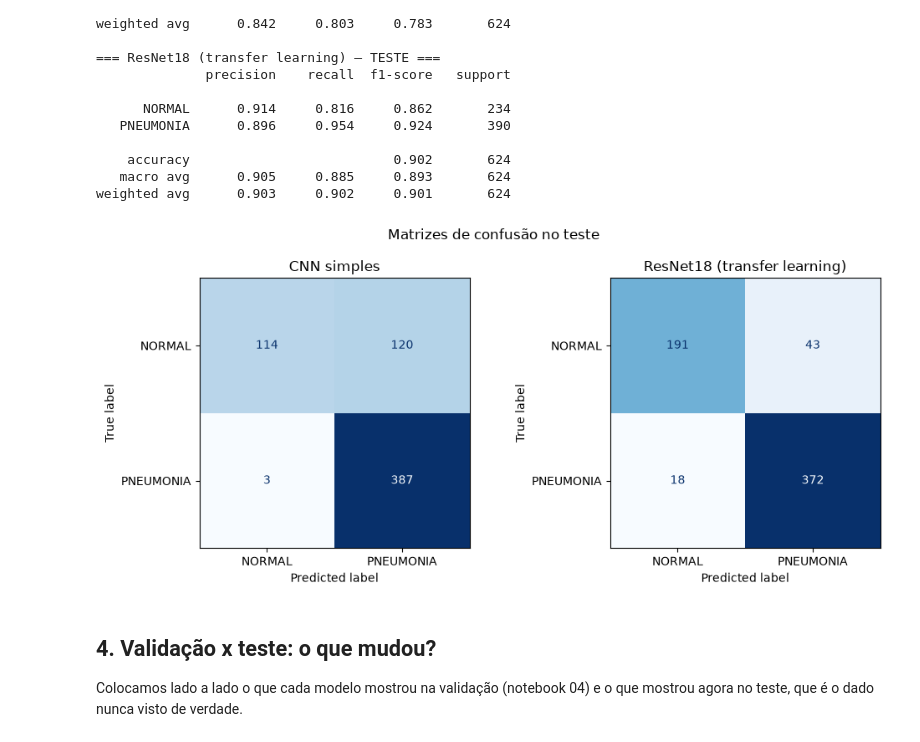
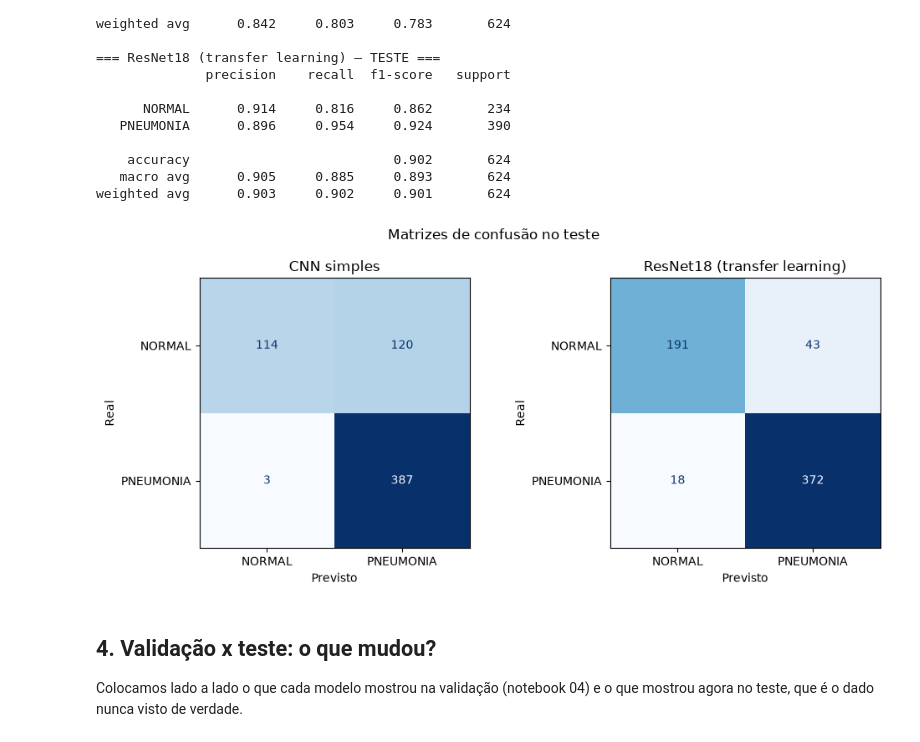
Before and after one commit to whoame042/postech-fiap-fase-1-IA-foundations, a Jupyter notebook: extra-cnn-pneumonia/notebooks/05_avaliacao_final.ipynb, the cells around one changed output. Saved outputs shown, nothing was run; the diff lists cells and outputs as text; code cells hidden in the pictures.

```diff
--- a/extra-cnn-pneumonia/notebooks/05_avaliacao_final.ipynb
+++ b/extra-cnn-pneumonia/notebooks/05_avaliacao_final.ipynb
@@ -82,17 +82,21 @@ weighted avg      0.903     0.902     0.901       624
 # %%
 fig, eixos = plt.subplots(1, 2, figsize=(10, 4.5))
 ConfusionMatrixDisplay.from_predictions(rotulos_cnn, previsoes_cnn, display_labels=dados.CLASSES,
                                          cmap="Blues", ax=eixos[0], colorbar=False)
+eixos[0].set_xlabel("Previsto")
+eixos[0].set_ylabel("Real")
 eixos[0].set_title("CNN simples")
 ConfusionMatrixDisplay.from_predictions(rotulos_res, previsoes_res, display_labels=dados.CLASSES,
                                          cmap="Blues", ax=eixos[1], colorbar=False)
+eixos[1].set_xlabel("Previsto")
+eixos[1].set_ylabel("Real")
 eixos[1].set_title("ResNet18 (transfer learning)")
 fig.suptitle("Matrizes de confusão no teste")
 plt.tight_layout()
 fig.savefig(PASTA_FIGURAS / "05_confusao_teste.png", dpi=120)
 plt.show()
 # %% [output]
-[figure, old version]
+[figure, new version]
 # %% [markdown]
 ## 4. Validação x teste: o que mudou?
 
```
Also changed, not shown: 15 other files.
